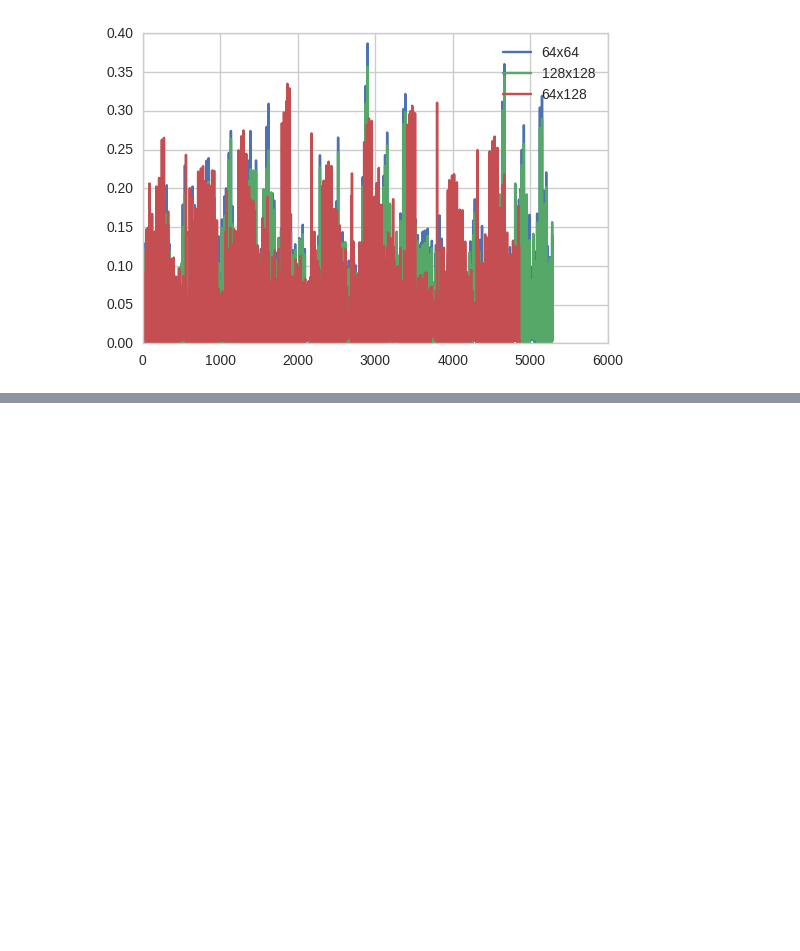
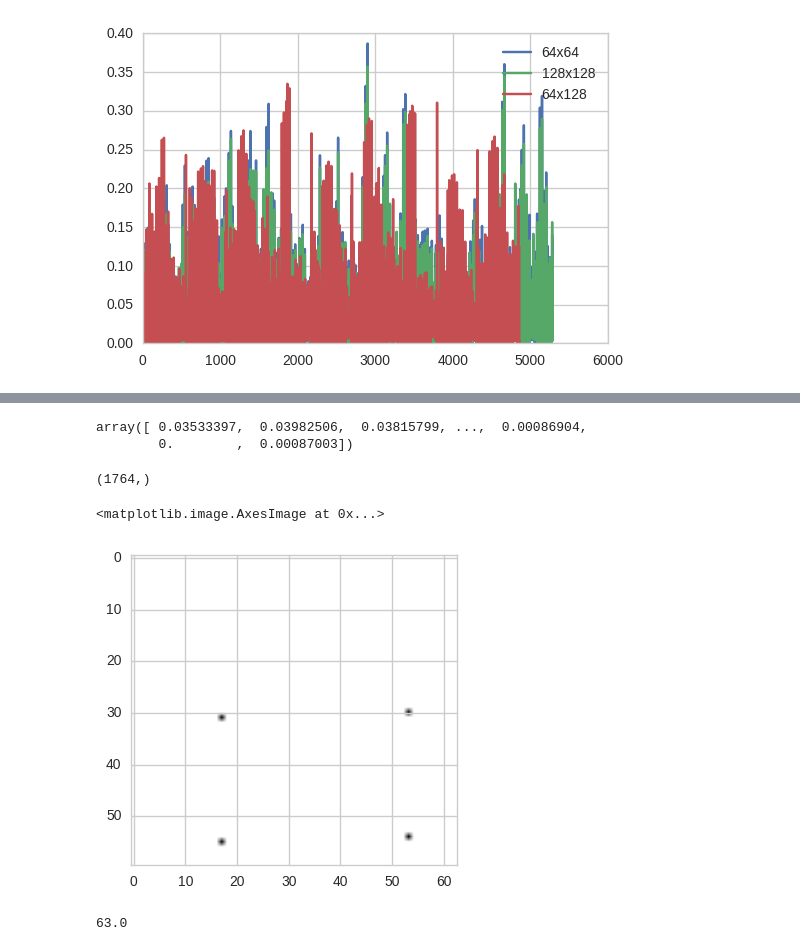
Before and after one commit to pkern90/vehicle-tracking, a Jupyter notebook: Notebooks/HOG experiments.ipynb, the cells around one changed output, grey strips where cells are left out. Saved outputs shown, nothing was run; the diff lists cells and outputs as text; code cells hidden in the pictures; blank space fills up the shorter version.

```diff
--- a/Notebooks/HOG experiments.ipynb
+++ b/Notebooks/HOG experiments.ipynb
@@ -374,0 +267,20 @@ array([[  1.35877058e-01],
+# %%
+feature_vec_win.ravel()
+# %% [output]
+array([ 0.03533397,  0.03982506,  0.03815799, ...,  0.00086904,
+        0.        ,  0.00087003])
+# %%
+feature_vec_win.ravel().shape
+# %% [output]
+(1764,)
+# %%
+stacked = np.concatenate((feature_vec_win,feature_vec_win,feature_vec_win,feature_vec_win,feature_vec_win))
+# %%
+plt.imshow((feature_vec_all==stacked).reshape((60, -1)))
+# %% [output]
+<matplotlib.image.AxesImage at 0x...>
+[figure, added]
+# %%
+3780/60
+# %% [output]
+63.0
```
Also changed, not shown: parts of 43 cells of this notebook, 28 other files.
